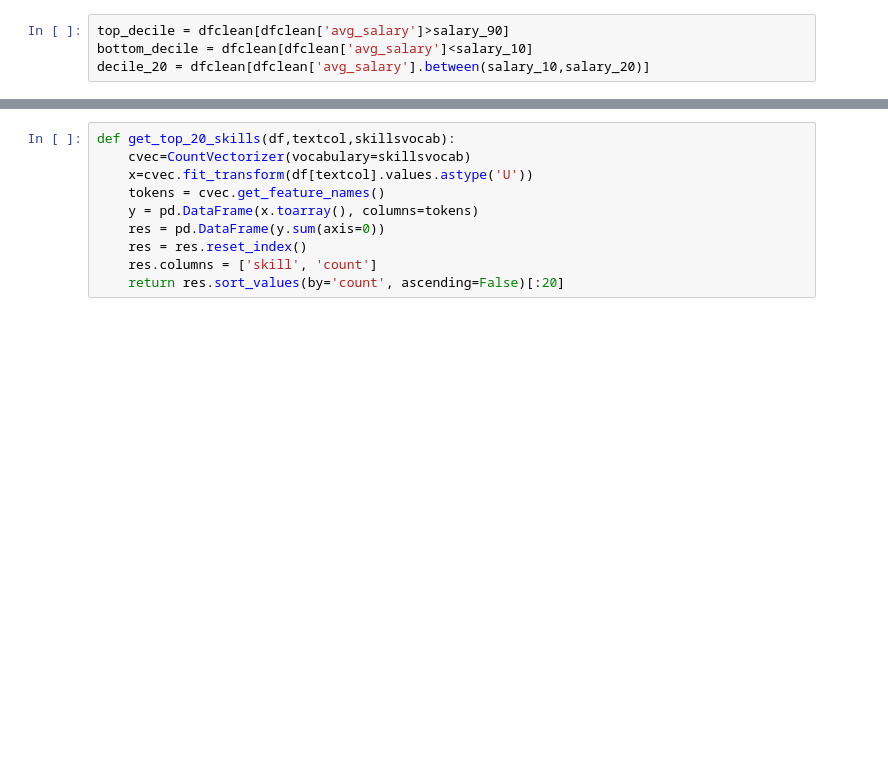
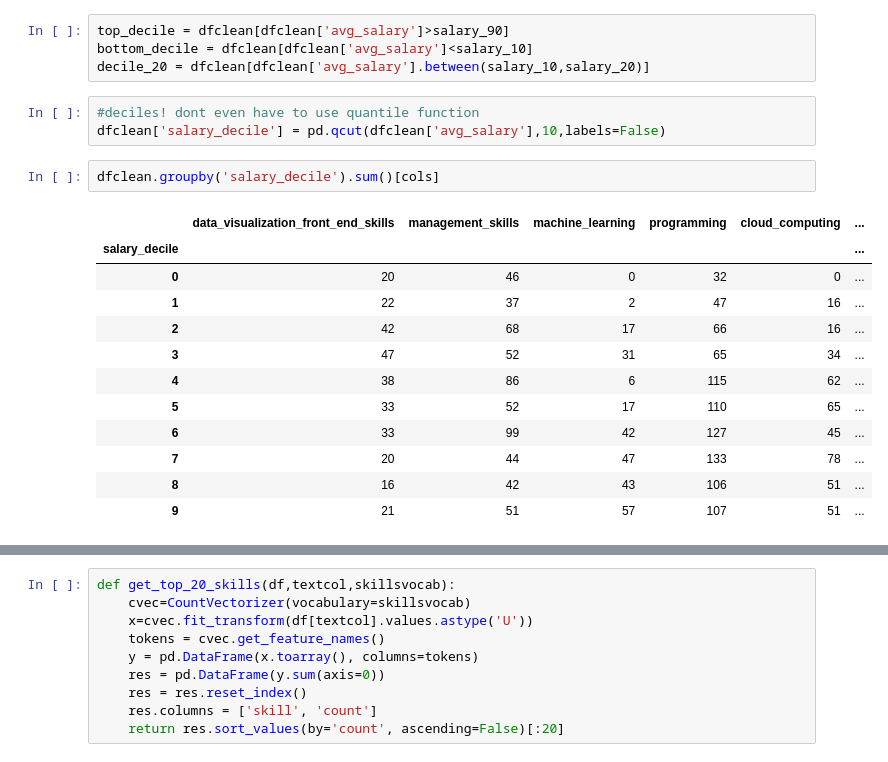
Before and after one commit to michaelfpalmer/level-up, a Jupyter notebook: src/Investigate DS only jobs.ipynb, the cells around one changed output, grey strips where cells are left out. Cells and saved outputs as stored; diff of their text form; blank space fills up the shorter version.

```diff
--- a/src/Investigate DS only jobs.ipynb
+++ b/src/Investigate DS only jobs.ipynb
@@ -678,3 +678,21 @@ salary_20 = dfclean['avg_salary'].quantile(.2)
 top_decile = dfclean[dfclean['avg_salary']>salary_90]
 bottom_decile = dfclean[dfclean['avg_salary']<salary_10]
 decile_20 = dfclean[dfclean['avg_salary'].between(salary_10,salary_20)]
+# %%
+#deciles! dont even have to use quantile function
+dfclean['salary_decile'] = pd.qcut(dfclean['avg_salary'],10,labels=False)
+# %%
+dfclean.groupby('salary_decile').sum()[cols]
+# %% [output]
+|  | data_visualization_front_end_skills | management_skills | machine_learning | programming | cloud_computing | ... |
+| salary_decile |  |  |  |  |  | ... |
+| 0 | 20 | 46 | 0 | 32 | 0 | ... |
+| 1 | 22 | 37 | 2 | 47 | 16 | ... |
+| 2 | 42 | 68 | 17 | 66 | 16 | ... |
+| 3 | 47 | 52 | 31 | 65 | 34 | ... |
+| 4 | 38 | 86 | 6 | 115 | 62 | ... |
+| 5 | 33 | 52 | 17 | 110 | 65 | ... |
+| 6 | 33 | 99 | 42 | 127 | 45 | ... |
+| 7 | 20 | 44 | 47 | 133 | 78 | ... |
+| 8 | 16 | 42 | 43 | 106 | 51 | ... |
+| 9 | 21 | 51 | 57 | 107 | 51 | ... |
```
Also changed, not shown: parts of 12 cells of this notebook.
